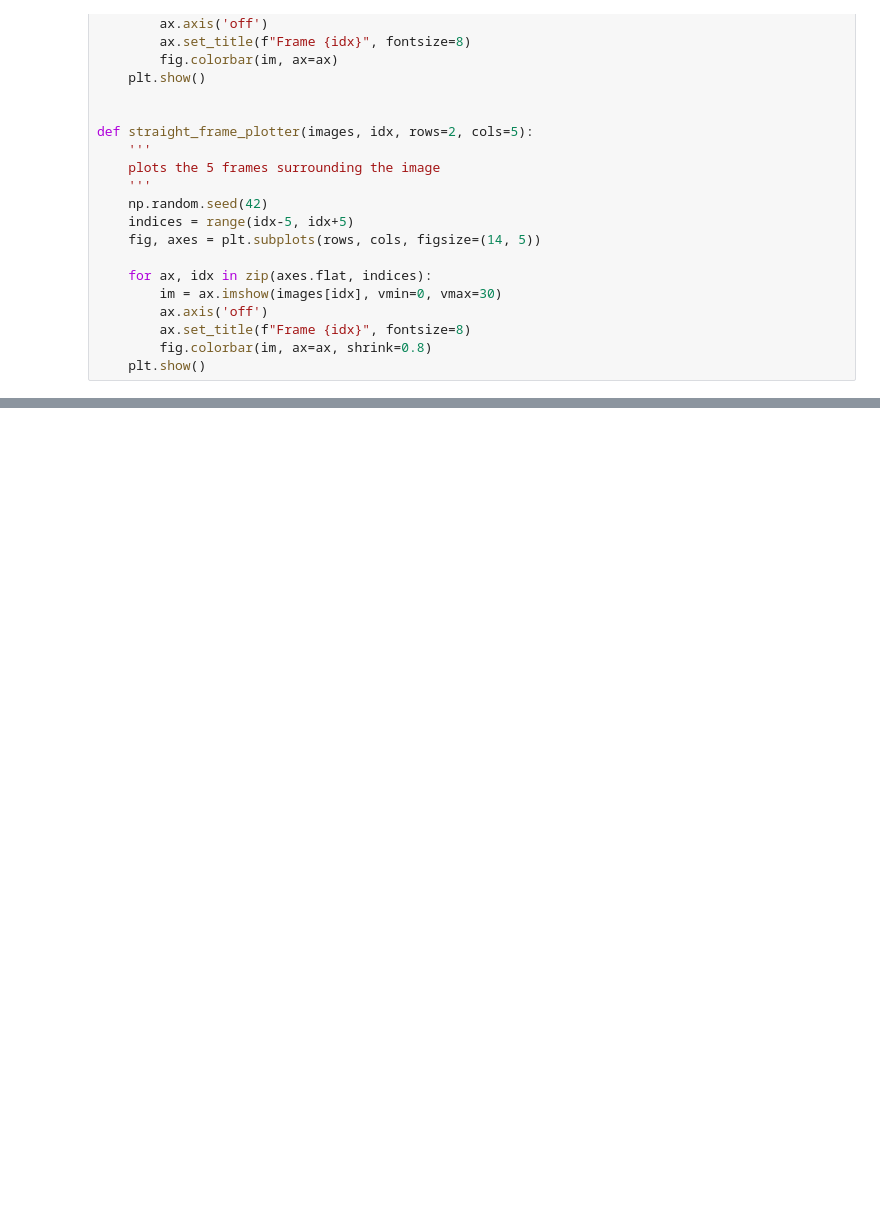
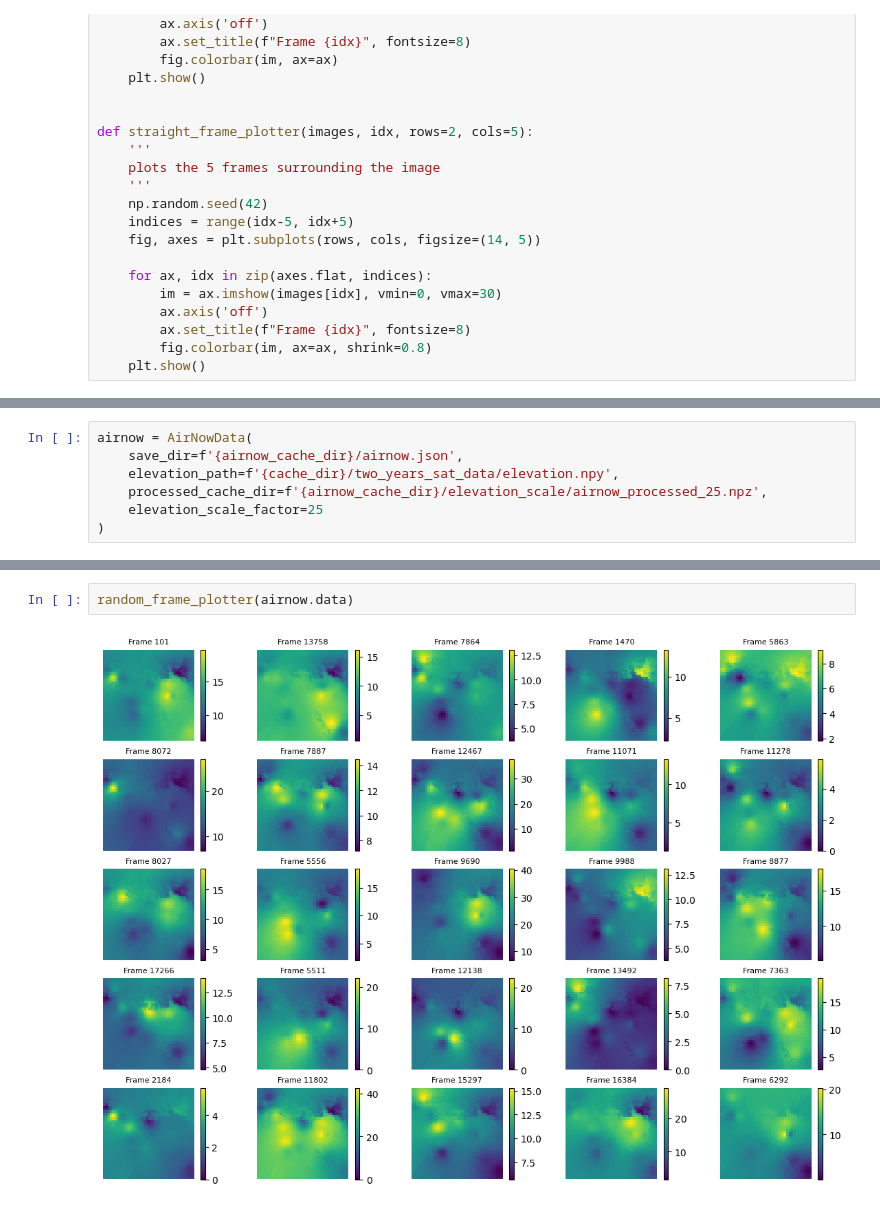
Before and after one commit to matthewgraca/hrrr-smoke-viz, a Jupyter notebook: visualizations/airnow_viz/airnow_viz.ipynb, the cells around one changed output, grey strips where cells are left out. Drawn from its saved outputs; the diff is of its cells as text; blank space fills up the shorter version.

Commit message:
added viz for all elevation scales on airnow and openaq

```diff
--- a/visualizations/airnow_viz/airnow_viz.ipynb
+++ b/visualizations/airnow_viz/airnow_viz.ipynb
@@ -112,0 +103,7 @@ Saving processed AirNow data to cache: /home/mgraca/Workspace/hrrr-smoke-viz/pww
+# %%
+airnow = AirNowData(
+    save_dir=f'{airnow_cache_dir}/airnow.json',
+    elevation_path=f'{cache_dir}/two_years_sat_data/elevation.npy',
+    processed_cache_dir=f'{airnow_cache_dir}/elevation_scale/airnow_processed_25.npz',
+    elevation_scale_factor=25
+)
@@ -112,0 +122,4 @@ Saving processed AirNow data to cache: /home/mgraca/Workspace/hrrr-smoke-viz/pww
+# %%
+random_frame_plotter(airnow.data)
+# %% [output]
+[figure, added]
```
Also changed, not shown: parts of 13 cells of this notebook.
